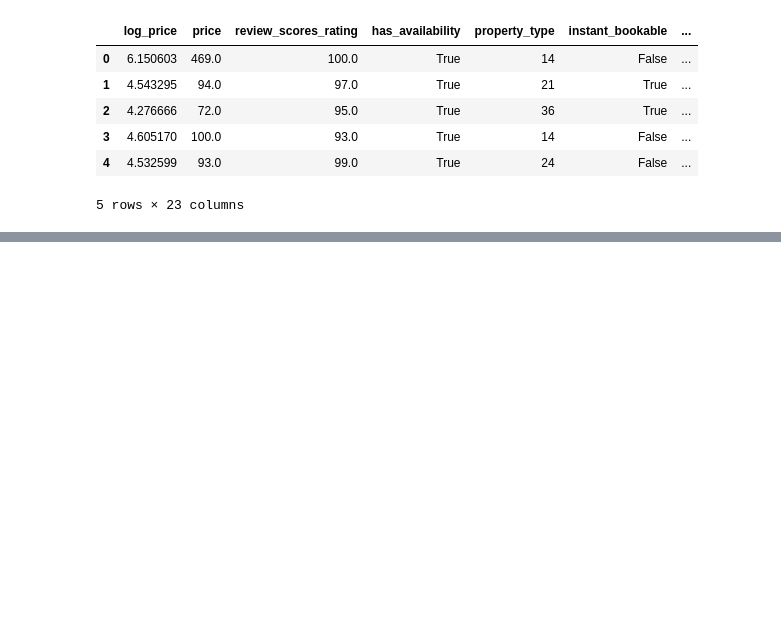
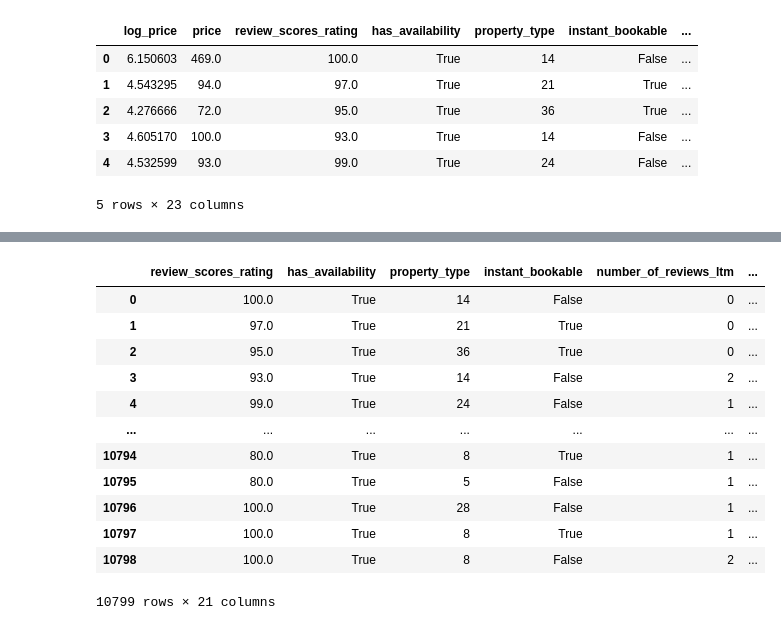
Before and after one commit to GKPSingh/Toronto-Airbnb, a Jupyter notebook: Airbnb_Modelling.ipynb, the cells around one changed output, grey strips where cells are left out. Cells and saved outputs as stored; diff of their text form; code cells hidden in the pictures; blank space fills up the shorter version.

```diff
--- a/Airbnb_Modelling.ipynb
+++ b/Airbnb_Modelling.ipynb
@@ -20,0 +26,4 @@ df.head()
+# %%
+# Dropping the log_price
+dfp = df.drop(['log_price'], axis = 1)
+dfp.head()
@@ -20,0 +38,21 @@ df.head()
+# %%
+# Split data into X and y
+X = dfp.drop('price', axis = 1)
+y = dfp['price']
+# %%
+# Checking X
+X
+# %% [output]
+|  | review_scores_rating | has_availability | property_type | instant_bookable | number_of_reviews_ltm | ... |
+| 0 | 100.0 | True | 14 | False | 0 | ... |
+| 1 | 97.0 | True | 21 | True | 0 | ... |
+| 2 | 95.0 | True | 36 | True | 0 | ... |
+| 3 | 93.0 | True | 14 | False | 2 | ... |
+| 4 | 99.0 | True | 24 | False | 1 | ... |
+| ... | ... | ... | ... | ... | ... | ... |
+| 10794 | 80.0 | True | 8 | True | 1 | ... |
+| 10795 | 80.0 | True | 5 | False | 1 | ... |
+| 10796 | 100.0 | True | 28 | False | 1 | ... |
+| 10797 | 100.0 | True | 8 | True | 1 | ... |
+| 10798 | 100.0 | True | 8 | False | 2 | ... |
+10799 rows × 21 columns
```
Also changed, not shown: parts of 116 cells of this notebook.
